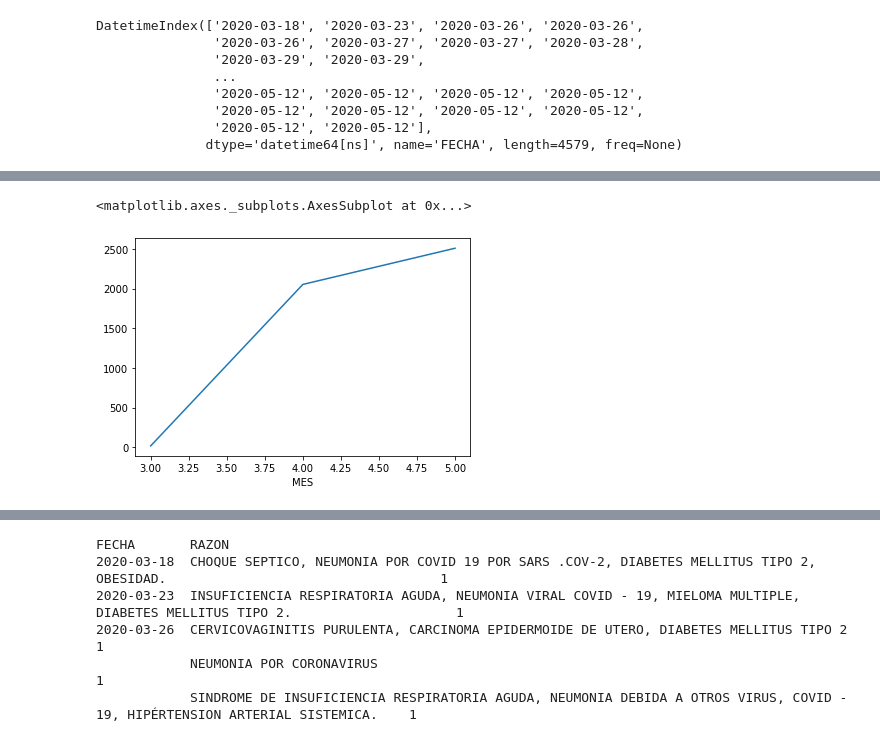
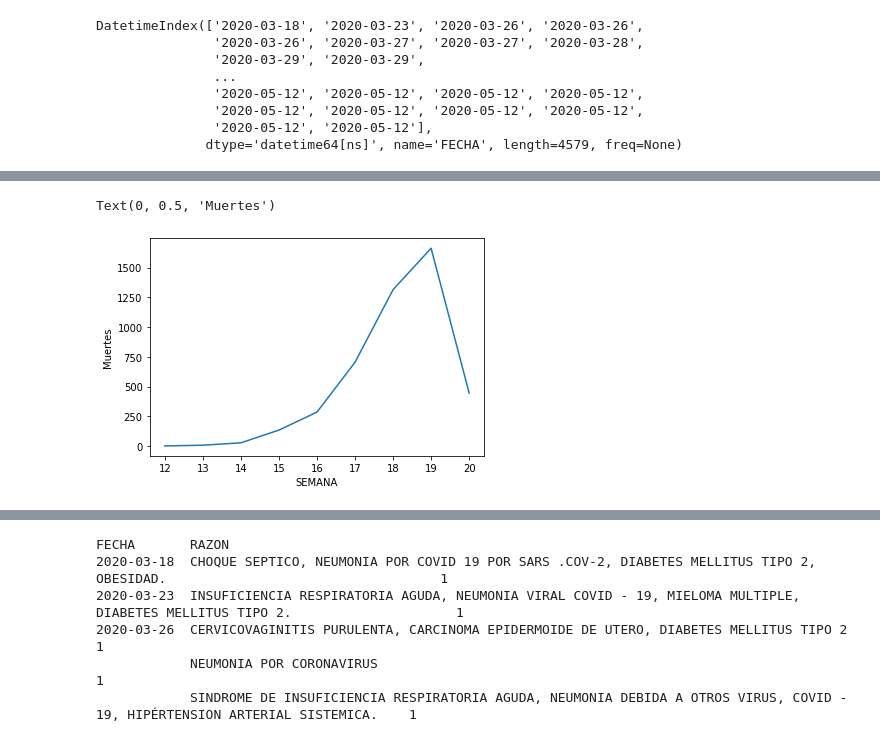
Before and after one commit to cesarrc21/DataViz, a Jupyter notebook: covid19cdmxdeaths.ipynb, the cells around one changed output, grey strips where cells are left out. Cells and saved outputs as stored; diff of their text form; code cells hidden in the pictures.

```diff
--- a/covid19cdmxdeaths.ipynb
+++ b/covid19cdmxdeaths.ipynb
@@ -106,5 +122,6 @@ DatetimeIndex(['2020-03-18', '2020-03-23', '2020-03-26', '2020-03-26',
 # %%
-df.groupby(['MES']).size().plot()
+df.groupby(['SEMANA']).size().plot()
+plt.ylabel('Muertes')
 # %% [output]
-<matplotlib.axes._subplots.AxesSubplot at 0x...>
+Text(0, 0.5, 'Muertes')
-[figure, old version]
+[figure, new version]
```
Also changed, not shown: parts of 34 cells of this notebook.
